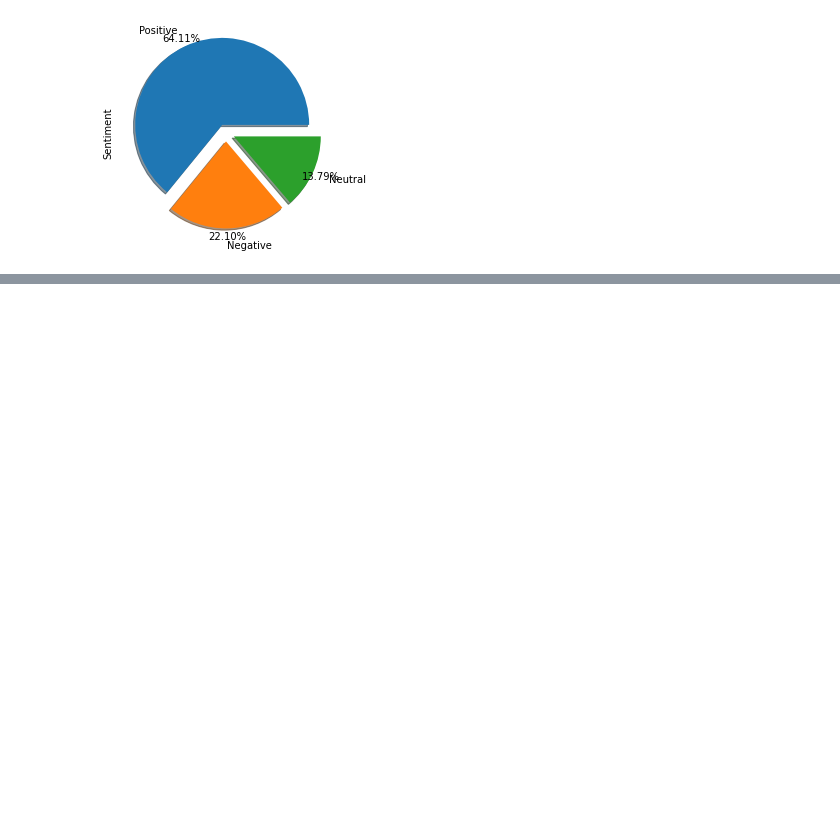
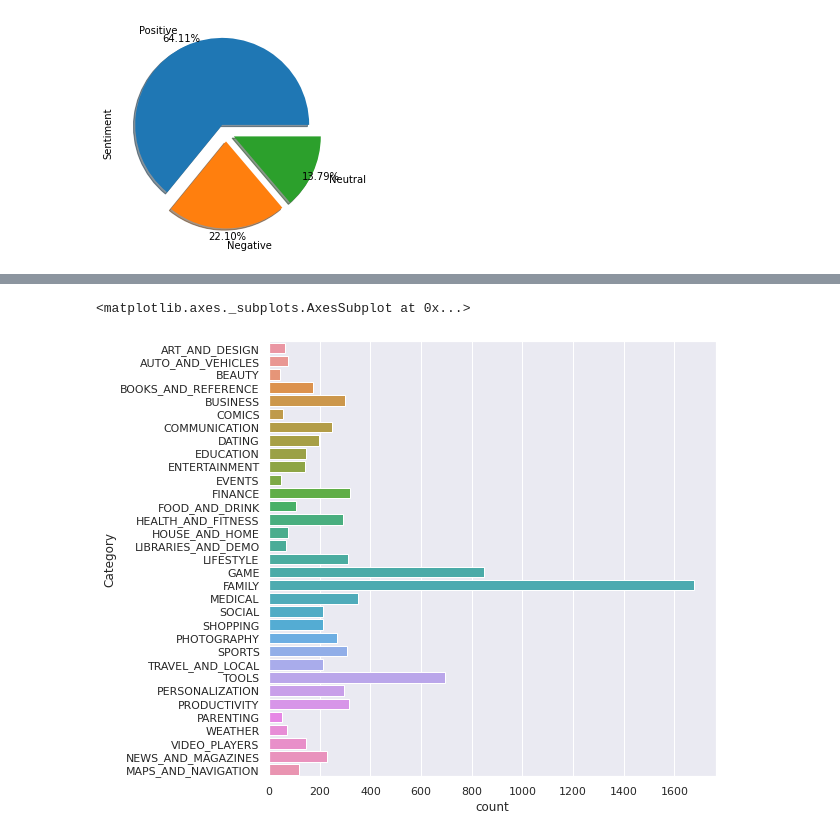
Before and after one commit to DeepakSingh1992/EDA-PROJECT, a Jupyter notebook: Deepak_Singh_EDA_of_Play_Store_App_Review_Analysis_Capstone_Project.ipynb, the cells around one changed output, grey strips where cells are left out. Cells and saved outputs as stored; diff of their text form; code cells hidden in the pictures; blank space fills up the shorter version.

```diff
--- a/Deepak_Singh_EDA_of_Play_Store_App_Review_Analysis_Capstone_Project.ipynb
+++ b/Deepak_Singh_EDA_of_Play_Store_App_Review_Analysis_Capstone_Project.ipynb
@@ -28,7 +28,7 @@ Mounted at /content/drive
 ## Directing the file path for both the data i.e., playstore data csv and user review csv :-
 # %%
 # Directing the file path of play store data csv:-
-path_playstore_data = "/content/drive/MyDrive/PLAYSTORE/Play Store Data.csv"
+path_playstore_data = "/content/drive/MyDrive/AlmaBetter/eda_capston (play store app analysis)/Copy of Play Store Data.csv"
 df = pd.read_csv(path_playstore_data)
 # %%
 # Directing the file path of user review data csv:-
@@ -913,0 +947,6 @@ df2['Sentiment'].value_counts().plot(kind='pie', explode= (0.1,0.1,0.1), shadow=
+# %%
+# Plotting the graph :-
+sns.countplot(y = "Category", data = df)
+# %% [output]
+<matplotlib.axes._subplots.AxesSubplot at 0x...>
+[figure, added]
```
Also changed, not shown: parts of 6 cells of this notebook.
